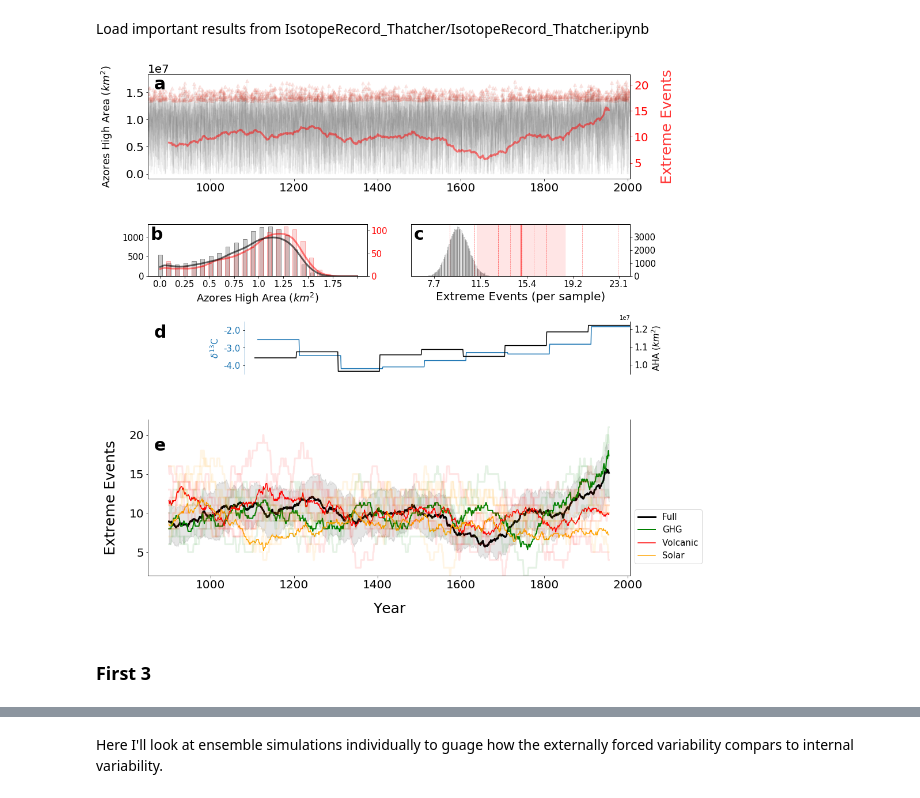
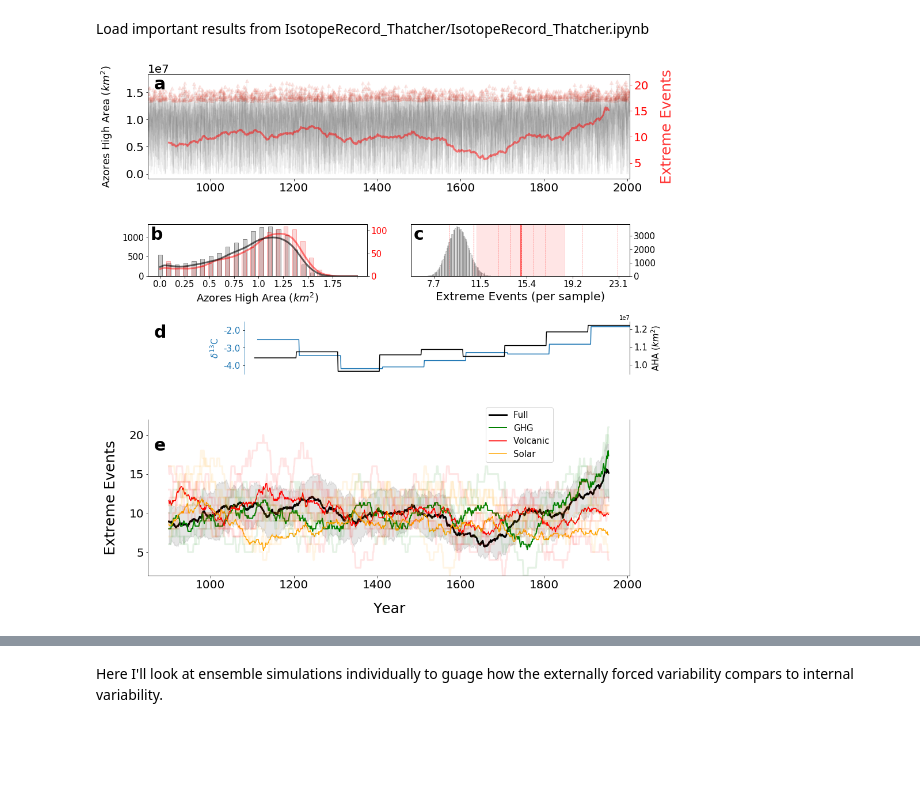
Before and after one commit to nathanielcresswellclay/AzoresHighExpansion, a Jupyter notebook: LMEAzoresHigh.ipynb, the cells around one changed output, grey strips where cells are left out. Drawn from its saved outputs; the diff is of its cells as text; code cells hidden in the pictures; blank space fills up the shorter version.

Commit message:
updated legend in figure 3

```diff
--- a/LMEAzoresHigh.ipynb
+++ b/LMEAzoresHigh.ipynb
@@ -187,7 +187,7 @@ Load important results from IsotopeRecord_Thatcher/IsotopeRecord_Thatcher.ipynb
 import pickle
 
 #open pickle
-with open('IsotopeRecord_Thatcher/100yr-bin_AHA-Isotope.pickle','rb') as f:
+with open('/home/ncresswell/Desktop/AzoresHigh_Nature/IsotopeRecord_Thatcher/100yr-bin_AHA-Isotope.pickle','rb') as f:
     AHA_Iso = pickle.load(f)
 # %%
 ##########################################       SET PARAMETERS      ######################################################
@@ -402,35 +402,33 @@ if shade_std:
                     color='orange', alpha=.1)
 if show_mems_full:
     for i in range(0,13):
         ax5.plot(np.arange(850,2006),running_bin_big[i,:],color='black',linewidth=3,alpha=.15);
 if show_mems:
     for i in range(0,3):
         ax5.plot(np.arange(850,2006),running_bin_big_ghg[i,:],color='green',linewidth=3,alpha=.1);
     for i in range(0,5):
         ax5.plot(np.arange(850,2006),running_bin_big_volcanic[i,:],color='red',linewidth=3,alpha=.1);
     for i in range(0,4):
         ax5.plot(np.arange(850,2006),running_bin_big_solar[i,:],color='orange',linewidth=3,alpha=.1);
 
 #adjust axes and labels
 ax5.set_xlim(850,2006)
 ax5.tick_params(labelsize=20)
 ax5.set_ylabel('Extreme Events',fontsize=fontsize_axlabel,labelpad=20);
 ax5.set_xlabel('Year',fontsize=fontsize_axlabel,labelpad=20);
 ax5.set_ylim(2,22)
 # ax5.set_yticklabels(ax5.get_yticks().astype(int))
 #Plot legend
 box = ax5.get_position()
 ax5.set_position([box.x0, box.y0, box.width * 0.8, box.height])
-ax5.legend(loc='center left', bbox_to_anchor=(1, 0.25),fontsize=fontsize_legend);
+ax5.legend(loc=4, bbox_to_anchor=(.85, .7),fontsize=fontsize_legend);
 
 
 #==========================================================================================================================
 #final adjustments to subplot spacing
 fig.subplots_adjust(left=None, bottom=None, right=None, top=None, wspace=None, hspace=.5)
 
 # plt.savefig('/home/ncresswell/Desktop/AzoresHigh_Nature/figure_files/revised/LMEAzoresHigh_REVISED_8-22-21.png',dpi=120)
-# plt.savefig('/home/ncresswell/Desktop/AzoresHigh_Nature/figure_files/revised/LMEAzoresHigh_REVISED_5-01-22.pdf',dpi=360)
+# plt.savefig('/home/ncresswell/Desktop/AzoresHigh_Nature/figure_files/revised/LMEAzoresHigh_REVISED_5-07-22.pdf',dpi=360)
 # %% [output]
-[figure, old version]
+[figure, new version]
-# %% [markdown]
-### First 3
```
Also changed, not shown: parts of 1 cell of this notebook.
